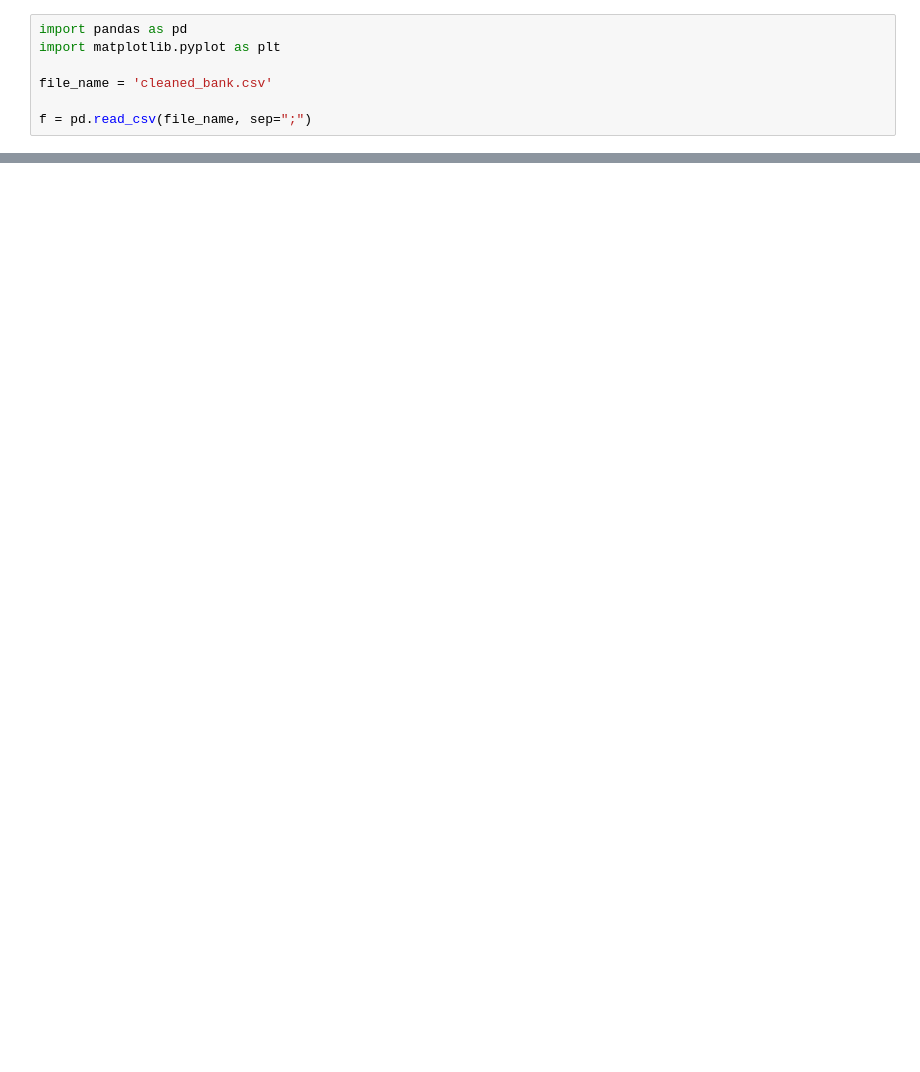
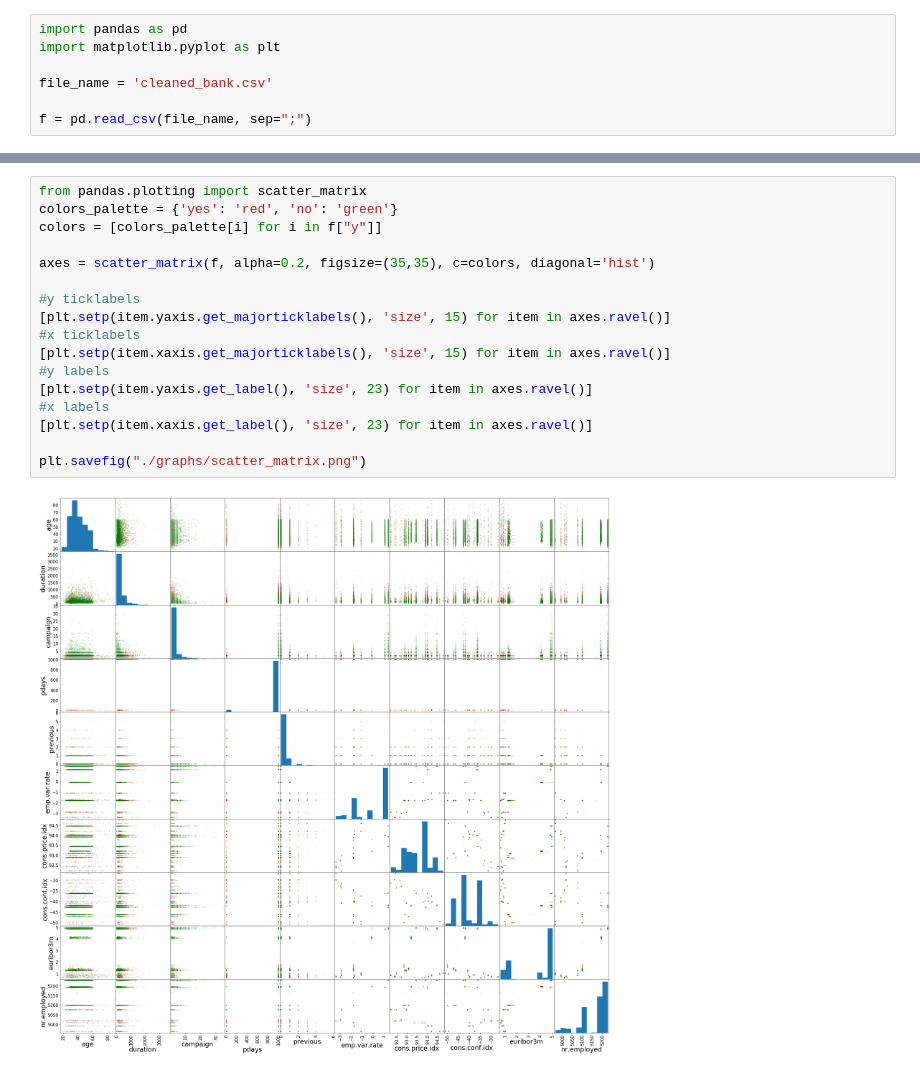
Before and after one commit to janarth10/Data_Cleaning_and_Summarizing, a Jupyter notebook: Task2.ipynb, the cells around one changed output, grey strips where cells are left out. Drawn from its saved outputs; the diff is of its cells as text; blank space fills up the shorter version.

```diff
--- a/Task2.ipynb
+++ b/Task2.ipynb
@@ -169,0 +170,19 @@ plt.show()
+# %%
+from pandas.plotting import scatter_matrix
+colors_palette = {'yes': 'red', 'no': 'green'}
+colors = [colors_palette[i] for i in f["y"]]
+
+axes = scatter_matrix(f, alpha=0.2, figsize=(35,35), c=colors, diagonal='hist')
+
+#y ticklabels
+[plt.setp(item.yaxis.get_majorticklabels(), 'size', 15) for item in axes.ravel()]
+#x ticklabels
+[plt.setp(item.xaxis.get_majorticklabels(), 'size', 15) for item in axes.ravel()]
+#y labels
+[plt.setp(item.yaxis.get_label(), 'size', 23) for item in axes.ravel()]
+#x labels
+[plt.setp(item.xaxis.get_label(), 'size', 23) for item in axes.ravel()]
+
+plt.savefig("./graphs/scatter_matrix.png")
+# %% [output]
+[figure, added]
```
Also changed, not shown: parts of 46 cells of this notebook.
